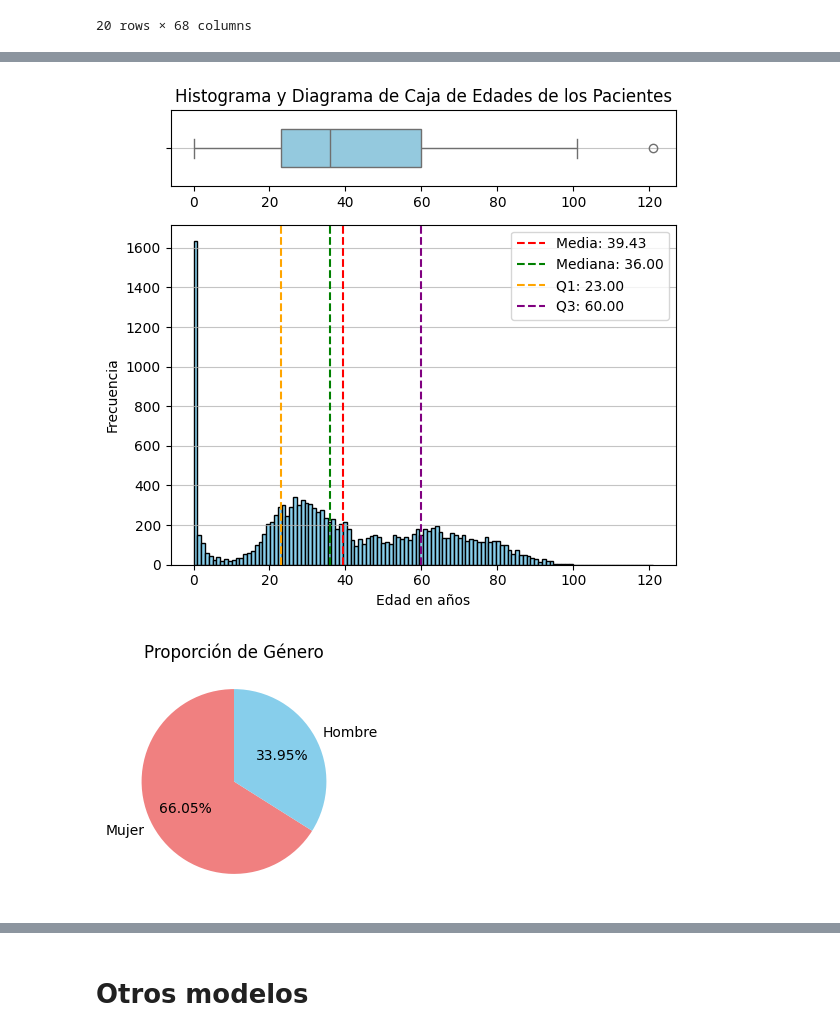
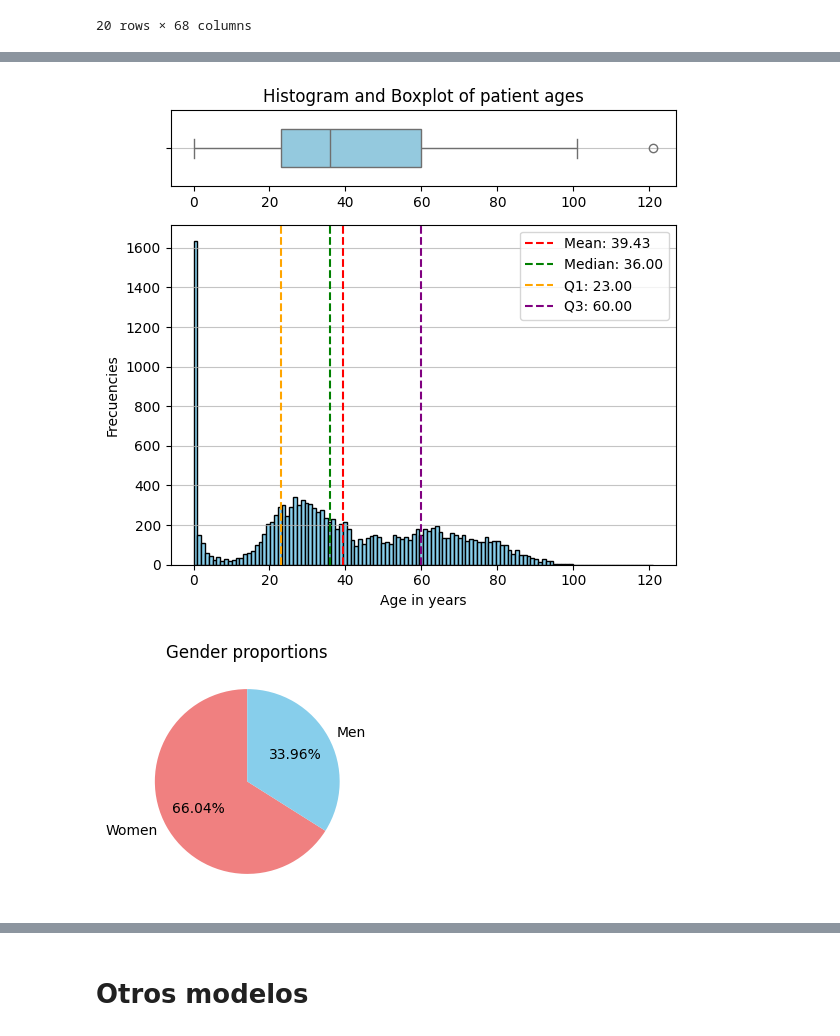
Before and after one commit to BobCortesP/ProyectoML, a Jupyter notebook: ultimoIntento.ipynb, the cells around one changed output, grey strips where cells are left out. Drawn from its saved outputs; the diff is of its cells as text; code cells hidden in the pictures.

```diff
--- a/ultimoIntento.ipynb
+++ b/ultimoIntento.ipynb
@@ -110,19 +94,19 @@ fig, axes = plt.subplots(2, 1, gridspec_kw={'height_ratios': [1, 4.5]}, figsize=
 
 # Diagrama de caja
 sns.boxplot(x=df['Edad en años'].astype(int), showfliers=True, color='skyblue', ax=axes[0], width=0.5)
-axes[0].set_title('Histograma y Diagrama de Caja de Edades de los Pacientes')
+axes[0].set_title('Histogram and Boxplot of patient ages')
 axes[0].grid(axis='y', alpha=0.75)
 axes[0].set_xlabel('')
 
 # Histograma
 axes[1].hist([int(i) for i in df['Edad en años']], bins=120, color='skyblue', edgecolor='black')
-axes[1].axvline(media, color='red', linestyle='--', label=f'Media: {media:.2f}')
-axes[1].axvline(mediana, color='green', linestyle='--', label=f'Mediana: {mediana:.2f}')
+axes[1].axvline(media, color='red', linestyle='--', label=f'Mean: {media:.2f}')
+axes[1].axvline(mediana, color='green', linestyle='--', label=f'Median: {mediana:.2f}')
 axes[1].axvline(q1, color='orange', linestyle='--', label=f'Q1: {q1:.2f}')
 axes[1].axvline(q3, color='purple', linestyle='--', label=f'Q3: {q3:.2f}')
 axes[1]
-axes[1].set_xlabel('Edad en años')
-axes[1].set_ylabel('Frecuencia')
+axes[1].set_xlabel('Age in years')
+axes[1].set_ylabel('Frecuencies')
 axes[1].legend()
 axes[1].grid(axis='y', alpha=0.75)
 
@@ -130,20 +114,22 @@ axes[1].grid(axis='y', alpha=0.75)
 plt.tight_layout()
 plt.show()
 # %% [output]
-[figure, old version]
+[figure, new version]
+# %%
+df = df[df['Edad en años'].astype(int) <= 120]
 # %%
 # Calcular la proporción de género
 proporcion_genero = df['Sexo (Desc)'].value_counts(normalize=True) * 100
 
 # Crear un gráfico de torta para la proporción de género
 plt.figure(figsize=(3,3))
-proporcion_genero.index = ['Mujer', 'Hombre']  # Cambiar las etiquetas
+proporcion_genero.index = ['Women', 'Men']  # Cambiar las etiquetas
 proporcion_genero.plot(kind='pie', autopct='%1.2f%%', colors=['lightcoral', 'skyblue'], startangle=90)
-plt.title('Proporción de Género')
+plt.title('Gender proportions')
 plt.ylabel('')  # Eliminar la etiqueta del eje Y
 plt.show()
 # %% [output]
-[figure, old version]
+[figure, new version]
 # %%
 # Contar la cantidad de instancias por clase en la columna GRD
 cantidad_por_clase = df['GRD'].value_counts()
```
Also changed, not shown: parts of 45 cells of this notebook.
